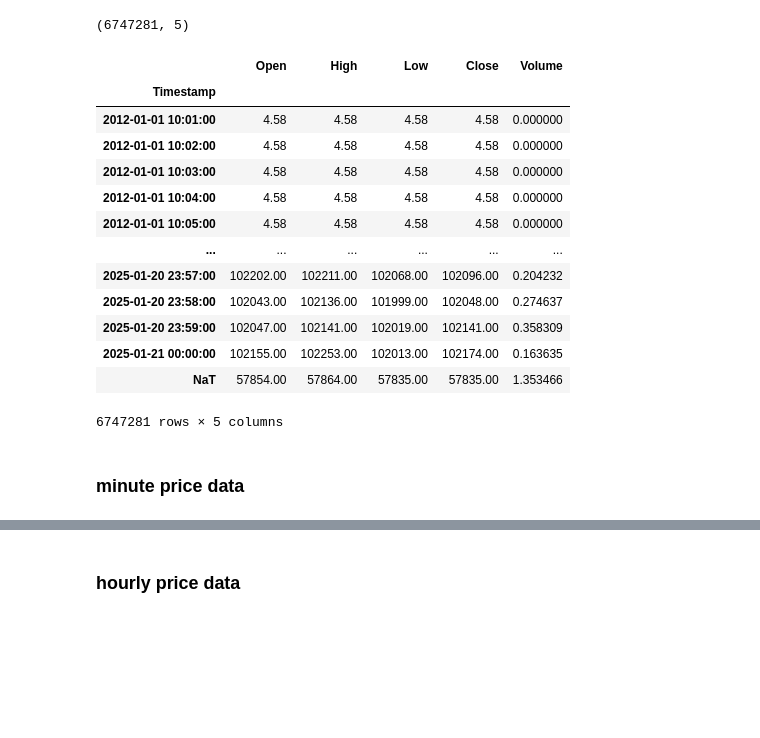
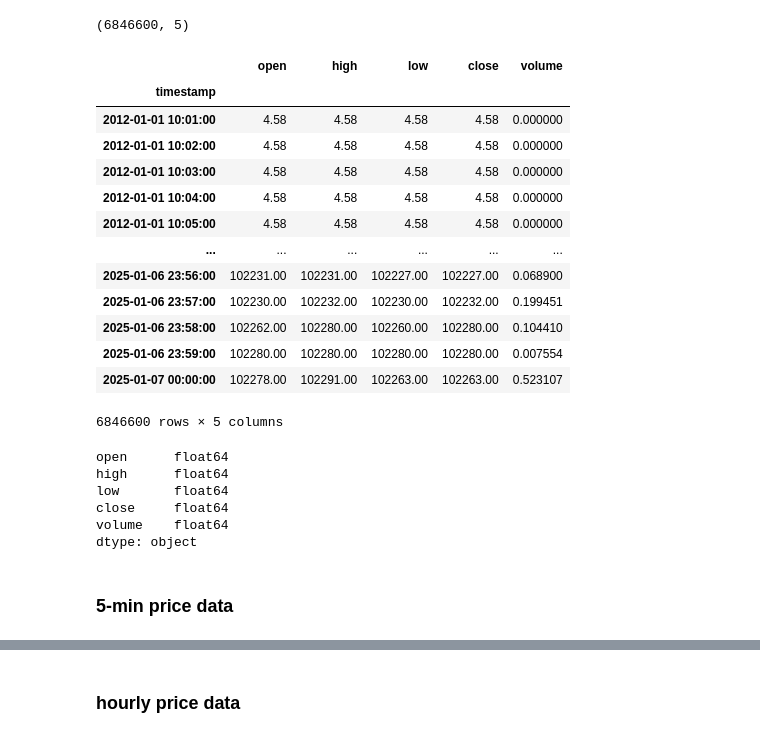
Before and after one commit to alvinku0/Bitcoin-Systematic-Strategies, a Jupyter notebook: bitcoin_historical_price/process_1min_price_kaggle.ipynb, the cells around one changed output, grey strips where cells are left out. Saved outputs shown, nothing was run; the diff lists cells and outputs as text; code cells hidden in the pictures; blank space fills up the shorter version.

Commit message:
updated bitcoin price data source

```diff
--- a/bitcoin_historical_price/process_1min_price_kaggle.ipynb
+++ b/bitcoin_historical_price/process_1min_price_kaggle.ipynb
@@ -3,28 +7,39 @@ import pandas as pd
 # %%
 # https://www.kaggle.com/datasets/mczielinski/bitcoin-historical-data
+# https://github.com/ff137/bitstamp-btcusd-minute-data/tree/main
+
 df = pd.read_csv('btcusd_1-min_data.csv')
 
 # format timestamp
-df['Timestamp'] = pd.to_datetime(df['Timestamp'], unit='s')
-df.set_index('Timestamp', inplace=True)
+df['timestamp'] = pd.to_datetime(df['timestamp'], unit='s')
+df.set_index('timestamp', inplace=True)
 
 print(df.shape)
 df
 # %% [output]
-(6747281, 5)
+(6846600, 5)
-|  | Open | High | Low | Close | Volume |
-| Timestamp |  |  |  |  |  |
+|  | open | high | low | close | volume |
+| timestamp |  |  |  |  |  |
 | 2012-01-01 10:01:00 | 4.58 | 4.58 | 4.58 | 4.58 | 0.000000 |
 | 2012-01-01 10:02:00 | 4.58 | 4.58 | 4.58 | 4.58 | 0.000000 |
 | 2012-01-01 10:03:00 | 4.58 | 4.58 | 4.58 | 4.58 | 0.000000 |
 | 2012-01-01 10:04:00 | 4.58 | 4.58 | 4.58 | 4.58 | 0.000000 |
 | 2012-01-01 10:05:00 | 4.58 | 4.58 | 4.58 | 4.58 | 0.000000 |
 | ... | ... | ... | ... | ... | ... |
-| 2025-01-20 23:57:00 | 102202.00 | 102211.00 | 102068.00 | 102096.00 | 0.204232 |
-| 2025-01-20 23:58:00 | 102043.00 | 102136.00 | 101999.00 | 102048.00 | 0.274637 |
-| 2025-01-20 23:59:00 | 102047.00 | 102141.00 | 102019.00 | 102141.00 | 0.358309 |
-| 2025-01-21 00:00:00 | 102155.00 | 102253.00 | 102013.00 | 102174.00 | 0.163635 |
-| NaT | 57854.00 | 57864.00 | 57835.00 | 57835.00 | 1.353466 |
+| 2025-01-06 23:56:00 | 102231.00 | 102231.00 | 102227.00 | 102227.00 | 0.068900 |
+| 2025-01-06 23:57:00 | 102230.00 | 102232.00 | 102230.00 | 102232.00 | 0.199451 |
+| 2025-01-06 23:58:00 | 102262.00 | 102280.00 | 102260.00 | 102280.00 | 0.104410 |
+| 2025-01-06 23:59:00 | 102280.00 | 102280.00 | 102280.00 | 102280.00 | 0.007554 |
+| 2025-01-07 00:00:00 | 102278.00 | 102291.00 | 102263.00 | 102263.00 | 0.523107 |
-6747281 rows × 5 columns
+6846600 rows × 5 columns
+# %%
+df.dtypes
+# %% [output]
+open      float64
+high      float64
+low       float64
+close     float64
+volume    float64
+dtype: object
 # %% [markdown]
-### minute price data
+### 5-min price data
```
Also changed, not shown: parts of 14 cells of this notebook, 7 other files.
